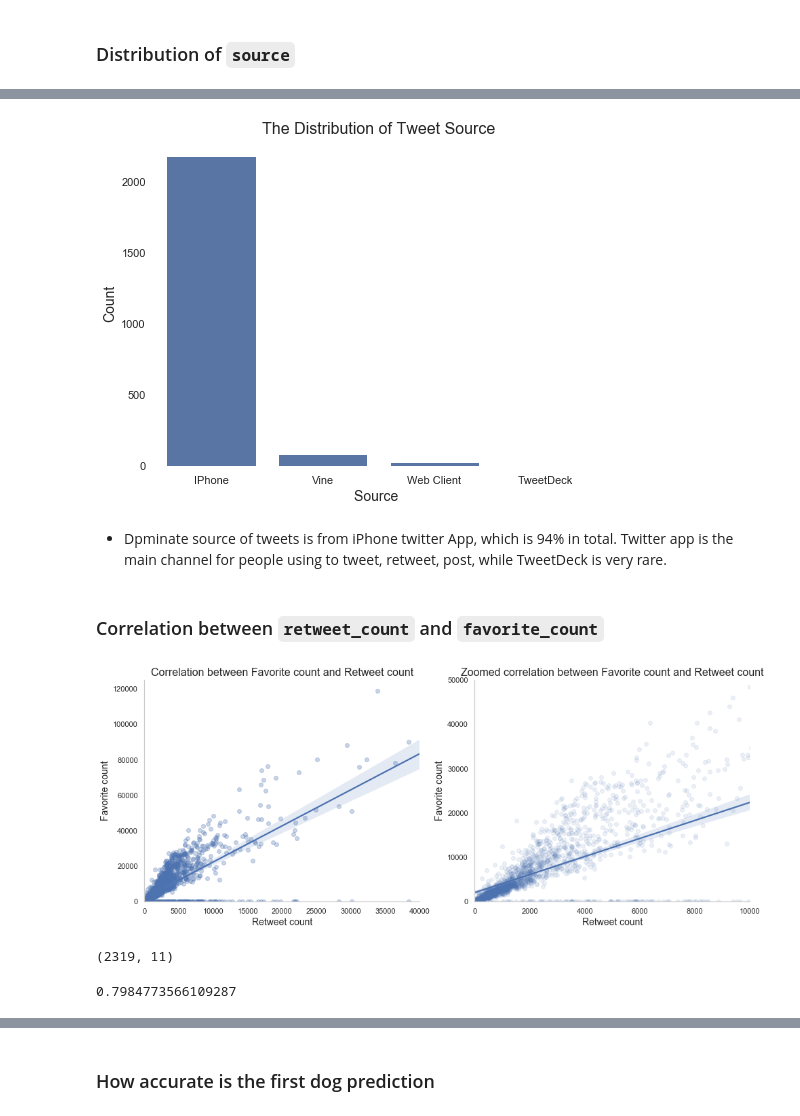
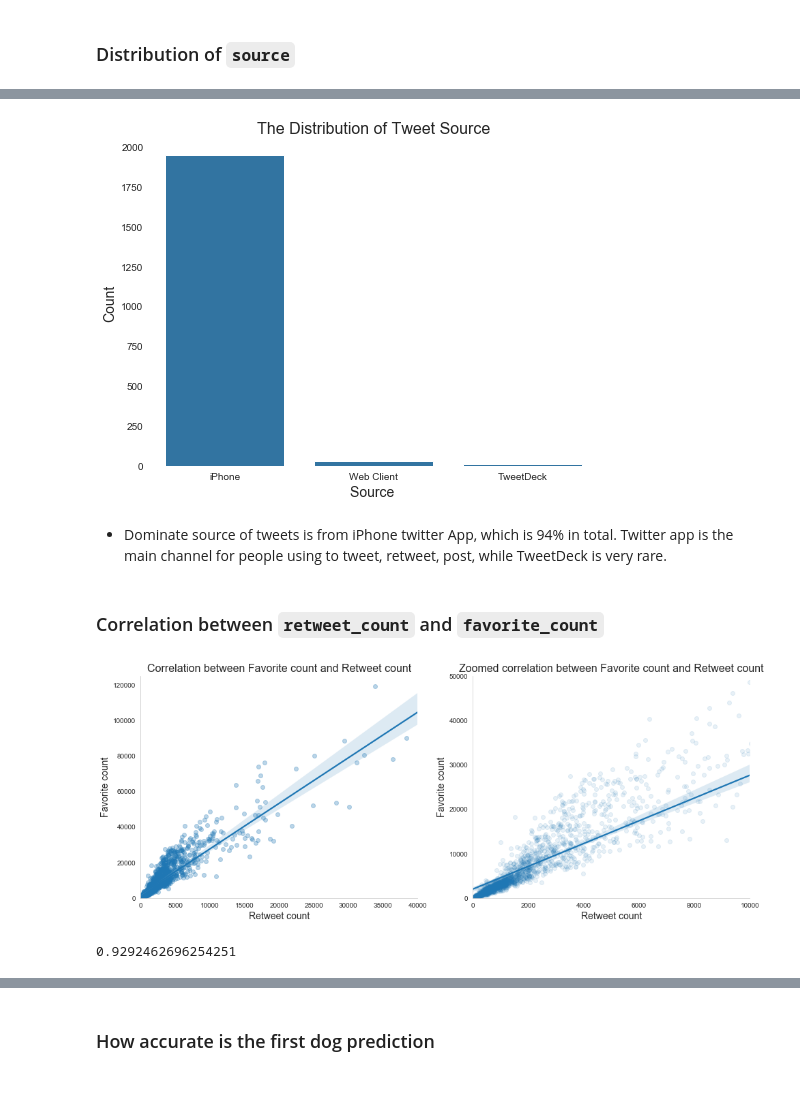
Before and after one commit to purvil/WeRateDogs, a Jupyter notebook: wrangle_act.ipynb, the cells around one changed output, grey strips where cells are left out. Drawn from its saved outputs; the diff is of its cells as text; code cells hidden in the pictures; blank space fills up the shorter version.

```diff
--- a/wrangle_act.ipynb
+++ b/wrangle_act.ipynb
@@ -1000,0 +1052,3 @@ dog_prediction_cleaned.head(3)
+# %%
+twitter_archive_master = pd.read_csv("data/twitter_archive_master.csv", parse_dates = ['timestamp'],
+                                     dtype = {'tweet_id':'str', 'source':'category', 'age_category':'category'})
@@ -1028,25 +1118,25 @@ plt.savefig("data/dog_stage_distribution.png")
 # %%
 fig, ax = plt.subplots()
 fig.set_size_inches(8, 6)
-sorted_stage = dog_tweets_merged_cleaned.source.value_counts().index
-sns.countplot(data = dog_tweets_merged_cleaned, x = 'source', color=color, order=sorted_stage)
+sorted_stage = twitter_archive_master.source.value_counts().index[:3]
+sns.countplot(data = twitter_archive_master, x = 'source', color=color, order=sorted_stage)
 plt.xlabel("Source ", fontsize=14)
 plt.ylabel("Count",  fontsize=14)
 plt.title("The Distribution of Tweet Source", fontsize=16)
 for side in ["left", "right", "top", "bottom"]:
     ax.spines[side].set_visible(False)
 
 plt.savefig("data/tweet_source_distribution.png")
 # %% [output]
-[figure, old version]
+[figure, new version]
 # %% [markdown]
-* Dpminate source of tweets is from iPhone twitter App, which is 94% in total. Twitter app is the main channel for people using to tweet, retweet, post, while TweetDeck is very rare.
+* Dominate source of tweets is from iPhone twitter App, which is 94% in total. Twitter app is the main channel for people using to tweet, retweet, post, while TweetDeck is very rare.
 # %% [markdown]
 ### Correlation between `retweet_count` and `favorite_count`
 # %%
 fig, ax = plt.subplots(1, 2)
 fig.set_size_inches(16, 6)
-sns.regplot(data = dog_tweets_merged_cleaned, x="retweet_count", y= "favorite_count", scatter_kws={'alpha':0.3}, ax = ax[0])
+sns.regplot(data = twitter_archive_master, x="retweet_count", y= "favorite_count", scatter_kws={'alpha':0.3}, ax = ax[0])
 ax[0].set_xlim(0, 40000)
 ax[0].set_ylim(0, 125000)
 ax[0].set_title("Correlation between Favorite count and Retweet count", fontsize = 16)
@@ -1055,7 +1145,7 @@ ax[0].set_ylabel("Favorite count", fontsize = 14)
 for side in ["right", "top"]:
     ax[0].spines[side].set_visible(False)
 
-sns.regplot(data = dog_tweets_merged_cleaned, x="retweet_count", y= "favorite_count", scatter_kws={'alpha':0.1}, ax=ax[1], color=color);
+sns.regplot(data = twitter_archive_master, x="retweet_count", y= "favorite_count", scatter_kws={'alpha':0.1}, ax=ax[1], color=color);
 ax[1].set_xlim(0, 10000)
 ax[1].set_ylim(0, 50000)
 ax[1].set_title("Zoomed correlation between Favorite count and Retweet count", fontsize = 16)
@@ -1067,4 +1157,4 @@ for side in ["right", "top"]:
 
 plt.savefig("data/correlation_favorite_retweet_count.png");
 # %% [output]
-[figure, old version]
+[figure, new version]
@@ -1073,9 +1161,5 @@ merged = pd.merge(dog_tweets_merged_cleaned, dog_ratings, how="inner")
-# %%
-merged.shape
-# %% [output]
-(2319, 11)
 # %%
-dog_tweets_merged_cleaned.retweet_count.corr(dog_tweets_merged_cleaned.favorite_count)
+twitter_archive_master.retweet_count.corr(twitter_archive_master.favorite_count)
 # %% [output]
-0.7984773566109287
+0.9292462696254251
 # %% [markdown]
```
Also changed, not shown: parts of 244 cells of this notebook, 12 other files.
